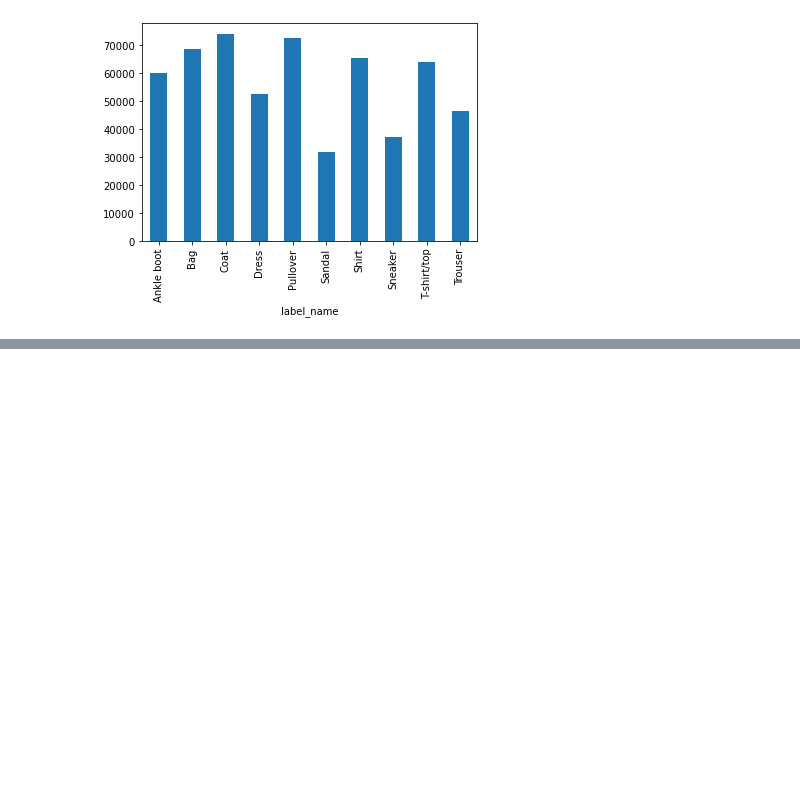
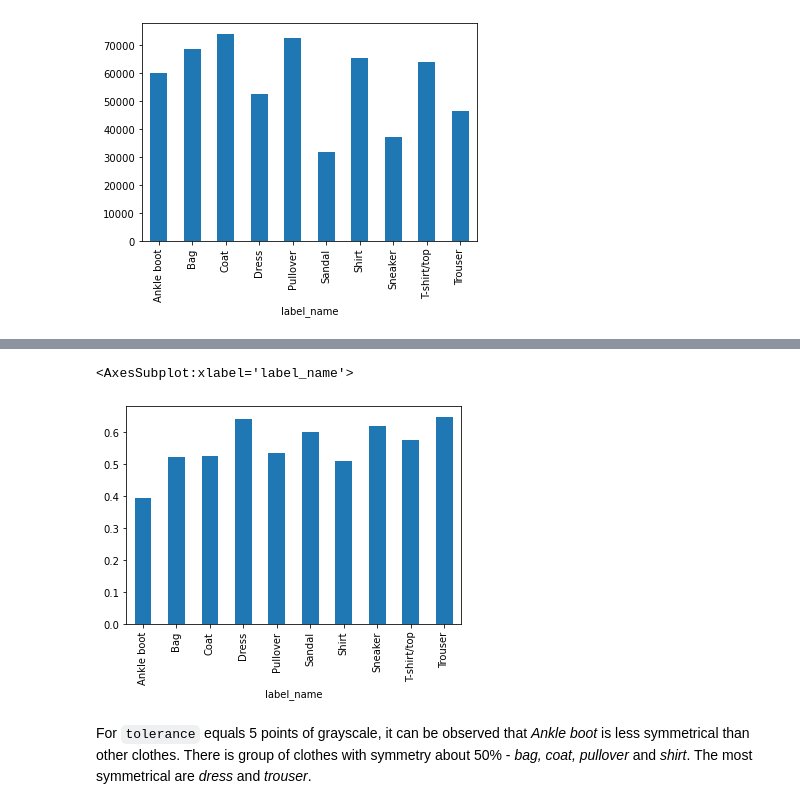
Before and after one commit to Eryk07/ClothesClassification, a Jupyter notebook: ClothesClassification.ipynb, the cells around one changed output, grey strips where cells are left out. Saved outputs shown, nothing was run; the diff lists cells and outputs as text; code cells hidden in the pictures; blank space fills up the shorter version.

Commit message:
add symmetry calculation

```diff
--- a/ClothesClassification.ipynb
+++ b/ClothesClassification.ipynb
@@ -118,0 +126,22 @@ As we can see above, the labels have different mean of `pixels_sum`. Coat by ave
+# %%
+def calc_symmetry(pixels, tolerance):
+    '''
+    @param: pixels - one dim list of pixels, from 0 to 784
+    @param: tolerance - how big the difference between mirror pixels can be
+
+    @return: symmetry coefficient - amount of symmetrical pairs by total amount of pairs (392)
+    '''
+
+    sym_pairs = 0
+
+    for i in range(0, 784, 28):
+        for j in range(0, 14):
+            if abs(pixels[i+j] - pixels[i+27-j]) < tolerance:
+                sym_pairs += 1
+
+    return sym_pairs/392
+# %%
+full_set['symmetrical'] = full_set.progress_apply(lambda row: calc_symmetry(list(row.iloc[1:785]), tolerance=5), axis=1)
+# %%
+labels_avg_symmetry = full_set.groupby(by=['label_name'])['symmetrical'].mean()
+labels_avg_symmetry
@@ -118,0 +161,7 @@ As we can see above, the labels have different mean of `pixels_sum`. Coat by ave
+# %%
+labels_avg_symmetry.plot.bar()
+# %% [output]
+<AxesSubplot:xlabel='label_name'>
+[figure, added]
+# %% [markdown]
+For `tolerance` equals 5 points of grayscale, it can be observed that *Ankle boot* is less symmetrical than other clothes. There is group of clothes with symmetry about 50% - *bag, coat, pullover* and *shirt*. The most symmetrical are *dress* and *trouser*.
```
Also changed, not shown: parts of 8 cells of this notebook.
